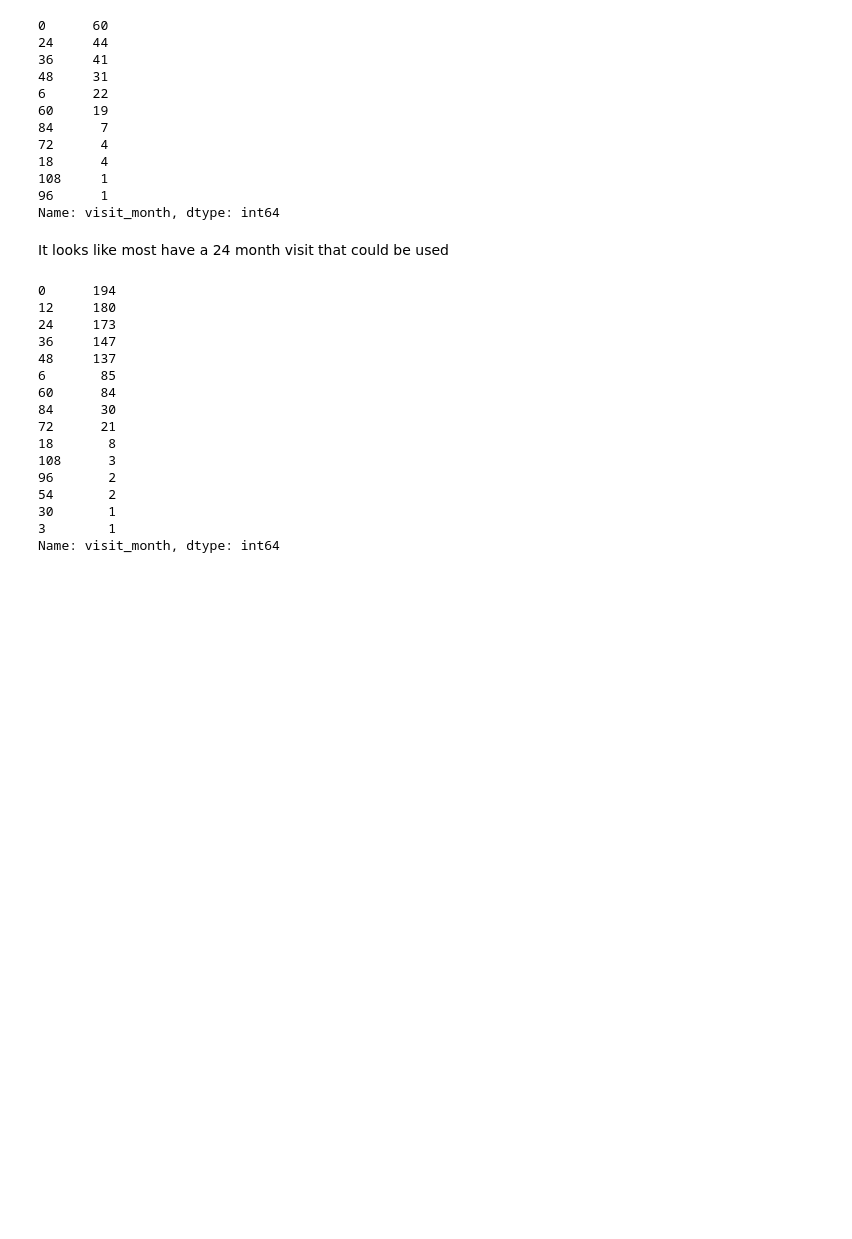
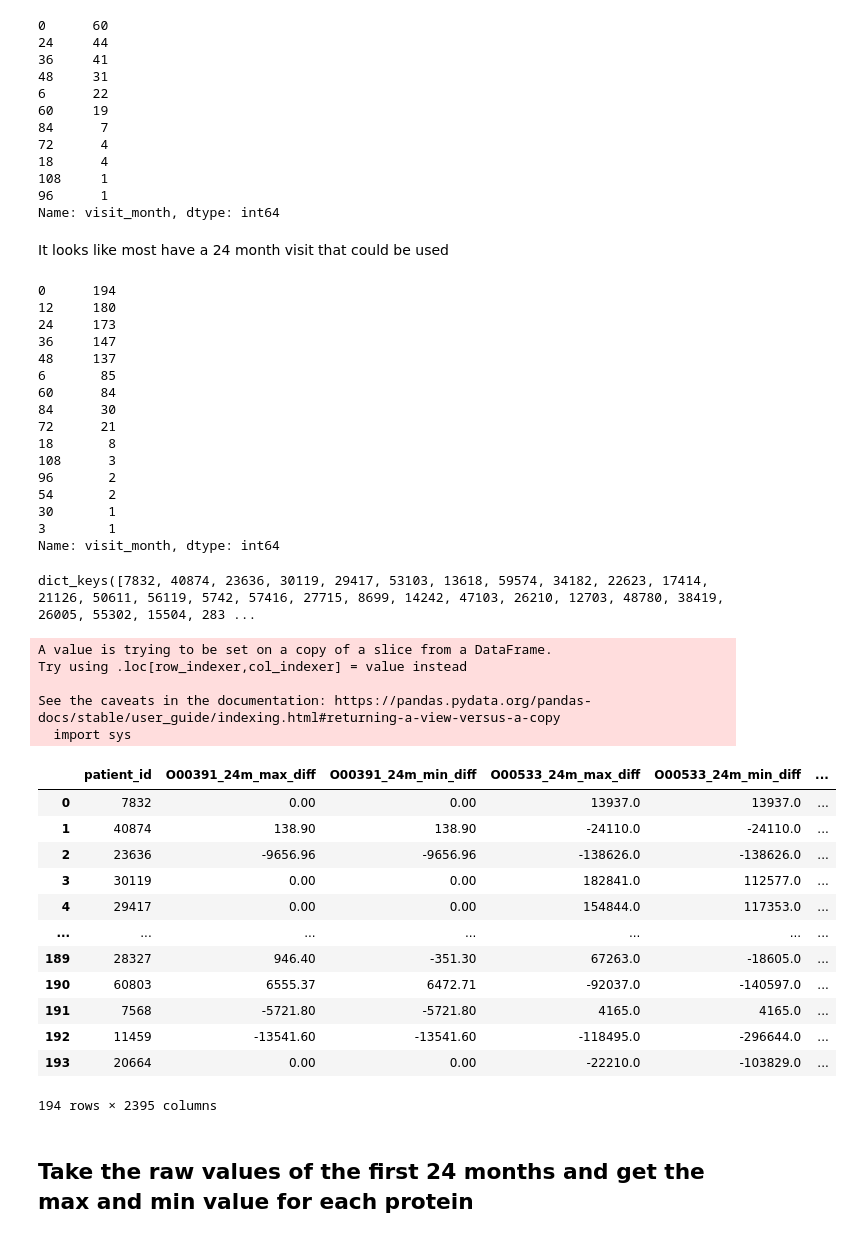
Before and after one commit to dagartga/Boosted-Models-for-Parkinsons-Prediction, a Jupyter notebook: parkinsons_1/notebooks/Patient_Data_EDA.ipynb, the cells around one changed output. Cells and saved outputs as stored; diff of their text form; code cells hidden in the pictures; blank space fills up the shorter version.

Commit message:
create data for 24 month protein data

```diff
--- a/parkinsons_1/notebooks/Patient_Data_EDA.ipynb
+++ b/parkinsons_1/notebooks/Patient_Data_EDA.ipynb
@@ -324,0 +407,58 @@ updrs1_patient_visit_24 = updrs1_df[updrs1_df['visit_month'] == 24]
+# %%
+def max_min_diff(updrs_dict, pat_id):
+    temp_df = updrs_dict[pat_id]
+
+    temp_df['24m_max_diff'] = temp_df.max(axis=1)
+    temp_df['24m_min_diff'] = temp_df.min(axis=1)
+    temp_df = temp_df[['24m_max_diff', '24m_min_diff']]
+    temp_df['patient_id'] = pat_id
+    diff_df = pd.DataFrame(index=[pat_id])
+    for i in temp_df.index:
+        diff_df[i+'_24m_max_diff'] = temp_df.loc[i, '24m_max_diff']
+        diff_df[i+'_24m_min_diff'] = temp_df.loc[i, '24m_min_diff']
+
+    return diff_df
+# %%
+patient_updrs1_diff.keys()
+# %% [output]
+dict_keys([7832, 40874, 23636, 30119, 29417, 53103, 13618, 59574, 34182, 22623, 17414, 21126, 50611, 56119, 5742, 57416, 27715, 8699, 14242, 47103, 26210, 12703, 48780, 38419, 26005, 55302, 15504, 283 ...
+# %%
+final_max_min_df = pd.DataFrame()
+
+for pat_id in patient_updrs1_diff.keys():
+    max_min_df = max_min_diff(patient_updrs1_diff, pat_id)
+    final_max_min_df = pd.concat([final_max_min_df, max_min_df])
+# %% [output]
+A value is trying to be set on a copy of a slice from a DataFrame.
+Try using .loc[row_indexer,col_indexer] = value instead
+
+See the caveats in the documentation: https://pandas.pydata.org/pandas-docs/stable/user_guide/indexing.html#returning-a-view-versus-a-copy
+  import sys
+# %%
+final_max_min_df = final_max_min_df.reset_index()
+final_max_min_df = final_max_min_df.rename(columns={'index': 'patient_id'})
+# %%
+updrs1_num_max = max_updrs1_df.groupby('patient_id')[['num_prot_gt_0', 'updrs_1_max']].mean()
+final_max_min_df = pd.merge(final_max_min_df, updrs1_num_max, on='patient_id')
+updrs2_num_max = max_updrs2_df.groupby('patient_id')[[ 'updrs_2_max']].mean()
+final_max_min_df = pd.merge(final_max_min_df, updrs2_num_max, on='patient_id')
+updrs3_num_max = max_updrs3_df.groupby('patient_id')[['updrs_3_max']].mean()
+final_max_min_df = pd.merge(final_max_min_df, updrs3_num_max, on='patient_id')
+# %%
+final_max_min_df
+# %% [output]
+|  | patient_id | O00391_24m_max_diff | O00391_24m_min_diff | O00533_24m_max_diff | O00533_24m_min_diff | ... |
+| 0 | 7832 | 0.00 | 0.00 | 13937.0 | 13937.0 | ... |
+| 1 | 40874 | 138.90 | 138.90 | -24110.0 | -24110.0 | ... |
+| 2 | 23636 | -9656.96 | -9656.96 | -138626.0 | -138626.0 | ... |
+| 3 | 30119 | 0.00 | 0.00 | 182841.0 | 112577.0 | ... |
+| 4 | 29417 | 0.00 | 0.00 | 154844.0 | 117353.0 | ... |
+| ... | ... | ... | ... | ... | ... | ... |
+| 189 | 28327 | 946.40 | -351.30 | 67263.0 | -18605.0 | ... |
+| 190 | 60803 | 6555.37 | 6472.71 | -92037.0 | -140597.0 | ... |
+| 191 | 7568 | -5721.80 | -5721.80 | 4165.0 | 4165.0 | ... |
+| 192 | 11459 | -13541.60 | -13541.60 | -118495.0 | -296644.0 | ... |
+| 193 | 20664 | 0.00 | 0.00 | -22210.0 | -103829.0 | ... |
+194 rows × 2395 columns
+# %% [markdown]
+## Take the raw values of the first 24 months and get the max and min value for each protein
```
Also changed, not shown: parts of 8 cells of this notebook.
